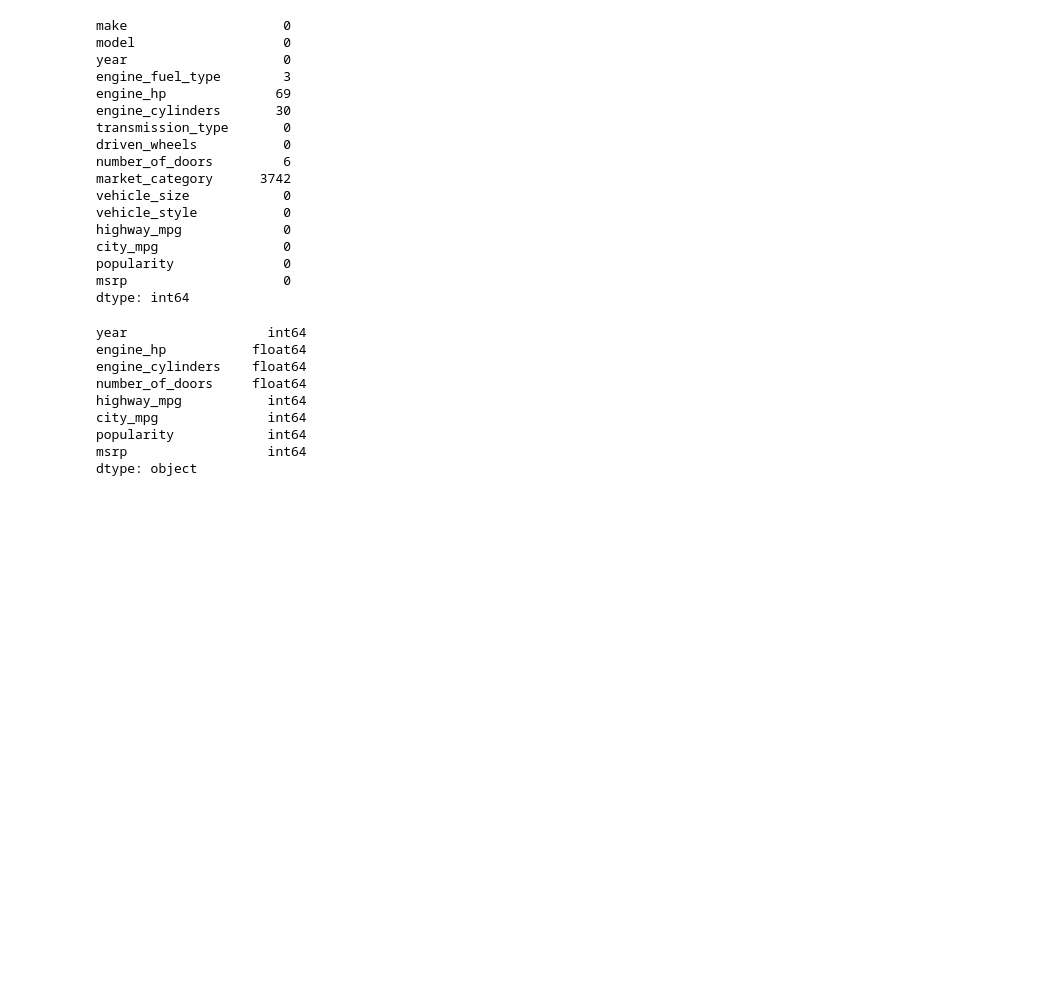
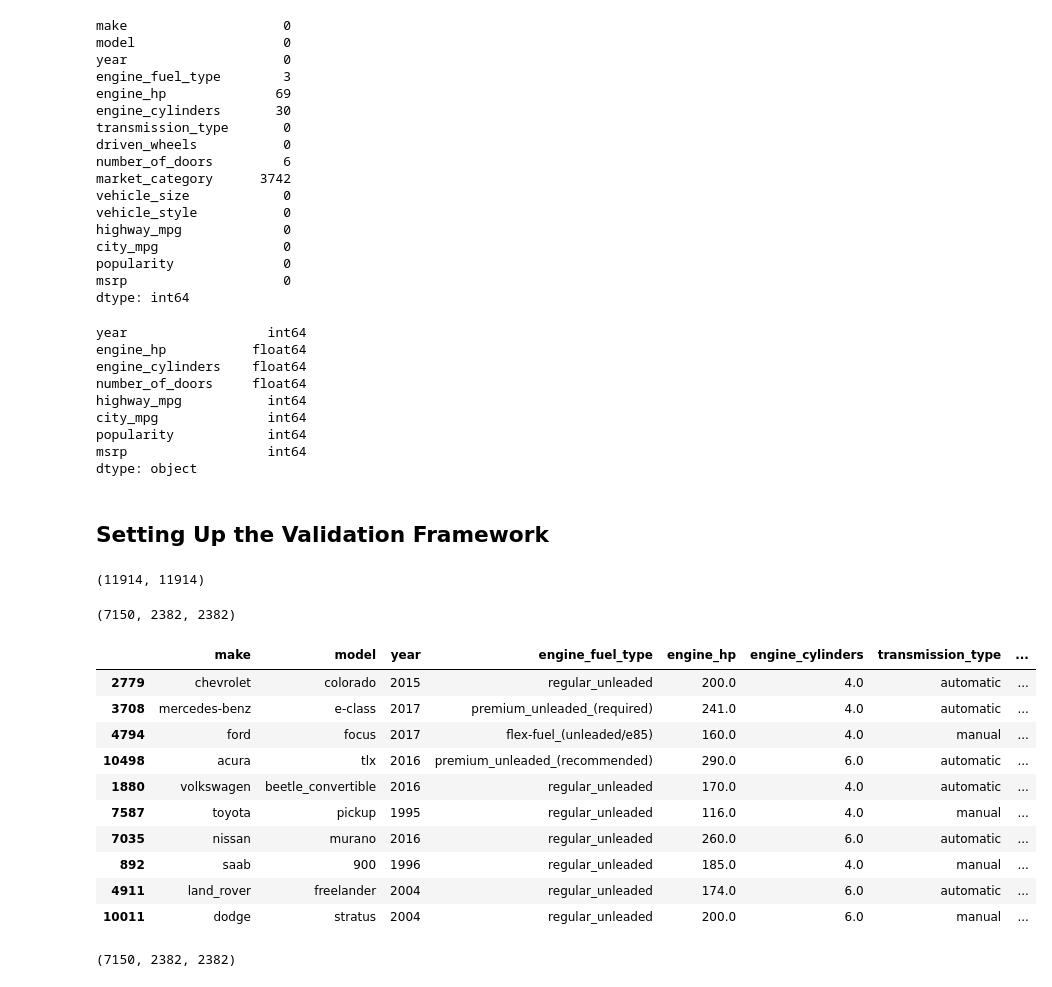
Before and after one commit to kelvin-meyet/MLOps-I-mlzmcmp, a Jupyter notebook: 02-car-price/dataprep.ipynb, the cells around one changed output. Cells and saved outputs as stored; diff of their text form; code cells hidden in the pictures; blank space fills up the shorter version.

```diff
--- a/02-car-price/dataprep.ipynb
+++ b/02-car-price/dataprep.ipynb
@@ -191,5 +191,47 @@ city_mpg              int64
 popularity            int64
 msrp                  int64
 dtype: object
+# %% [markdown]
+## Setting Up the Validation Framework
 # %%
-#from kaggle
+n = len(df)
+
+n_test = int(n * 0.2)
+n_val = int(n * 0.2)
+n_train = n - (n_test + n_val)
+
+n, n_test+n_train+n_val,
+# %% [output]
+(11914, 11914)
+# %%
+n_train, n_val, n_test
+# %% [output]
+(7150, 2382, 2382)
+# %%
+np.random.seed(2)
+idx = np.arange(n) #random 11914 numbers
+np.random.shuffle(idx) #shuffle them
+# %%
+df_train = df.iloc[idx[:n_train]]
+
+df_val = df.iloc[idx[n_train:n_train+n_val]]
+
+df_test = df.iloc[idx[n_train + n_val:]]
+
+df_val[:10]
+# %% [output]
+|  | make | model | year | engine_fuel_type | engine_hp | engine_cylinders | transmission_type | ... |
+| 2779 | chevrolet | colorado | 2015 | regular_unleaded | 200.0 | 4.0 | automatic | ... |
+| 3708 | mercedes-benz | e-class | 2017 | premium_unleaded_(required) | 241.0 | 4.0 | automatic | ... |
+| 4794 | ford | focus | 2017 | flex-fuel_(unleaded/e85) | 160.0 | 4.0 | manual | ... |
+| 10498 | acura | tlx | 2016 | premium_unleaded_(recommended) | 290.0 | 6.0 | automatic | ... |
+| 1880 | volkswagen | beetle_convertible | 2016 | regular_unleaded | 170.0 | 4.0 | automatic | ... |
+| 7587 | toyota | pickup | 1995 | regular_unleaded | 116.0 | 4.0 | manual | ... |
+| 7035 | nissan | murano | 2016 | regular_unleaded | 260.0 | 6.0 | automatic | ... |
+| 892 | saab | 900 | 1996 | regular_unleaded | 185.0 | 4.0 | manual | ... |
+| 4911 | land_rover | freelander | 2004 | regular_unleaded | 174.0 | 6.0 | automatic | ... |
+| 10011 | dodge | stratus | 2004 | regular_unleaded | 200.0 | 6.0 | manual | ... |
+# %%
+len(df_train), len(df_test), len(df_val)
+# %% [output]
+(7150, 2382, 2382)
```
Also changed, not shown: parts of 4 cells of this notebook, 1 other file.
